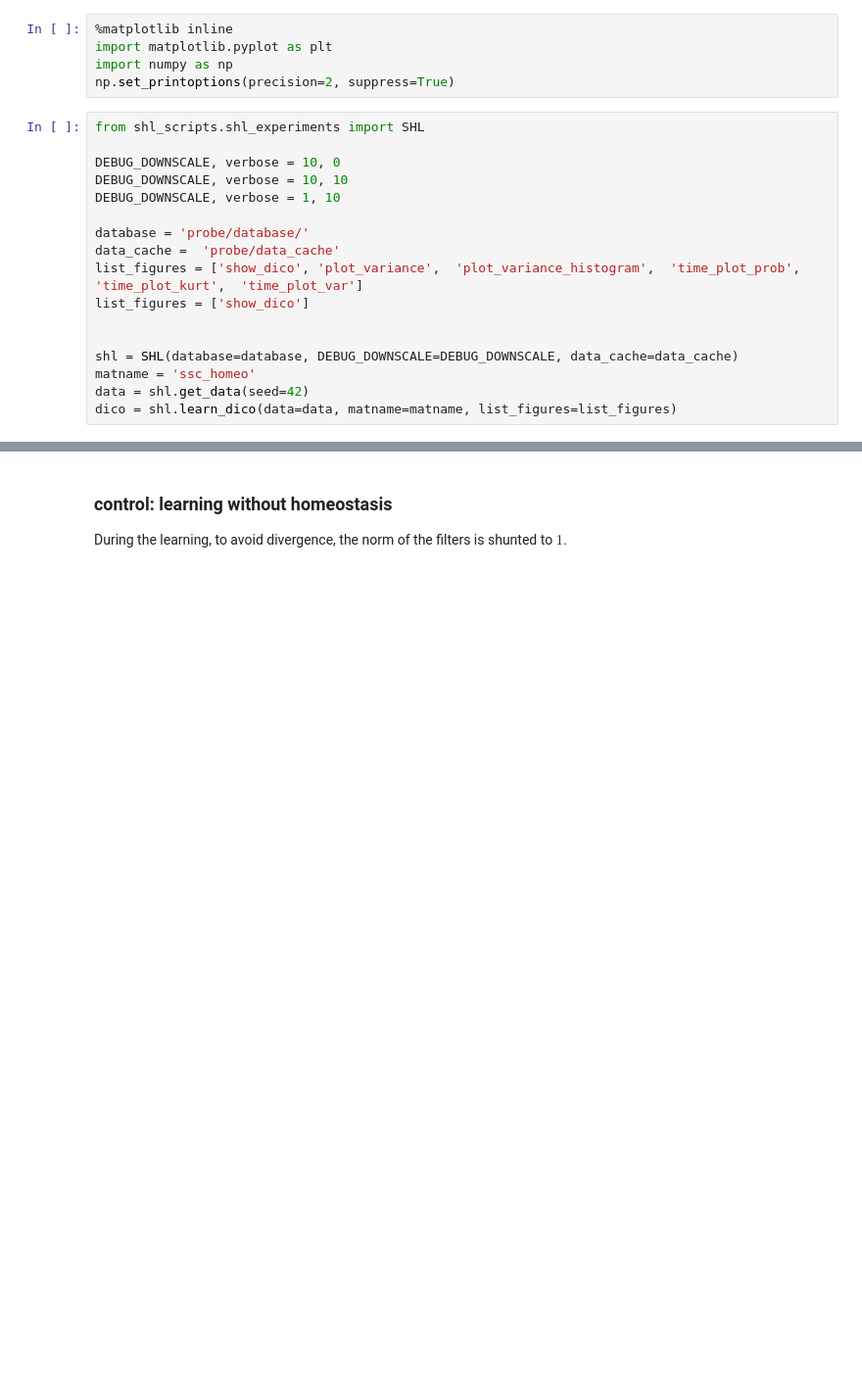
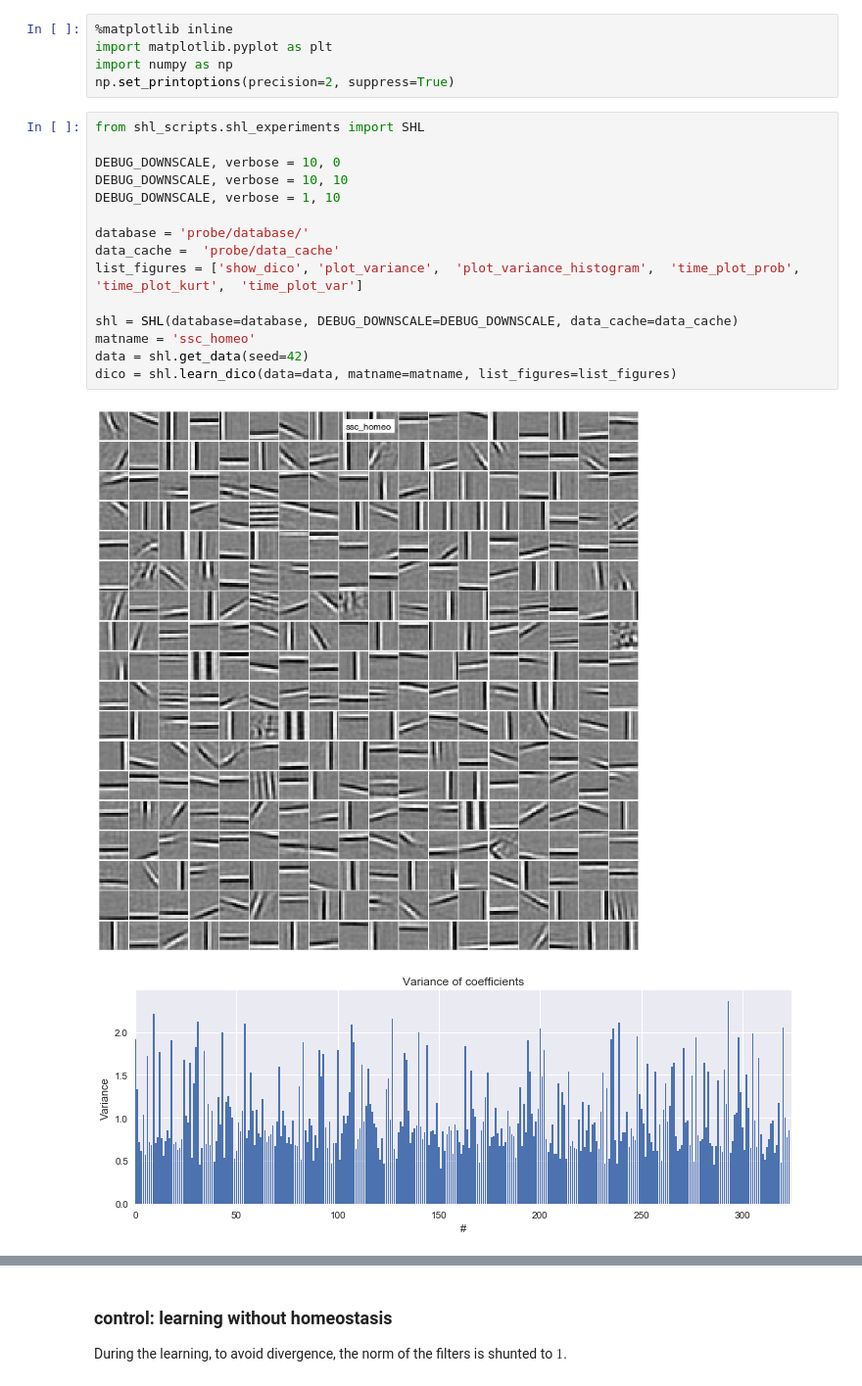
Before and after one commit to bicv/SparseHebbianLearning, a Jupyter notebook: index.ipynb, the cells around one changed output, grey strips where cells are left out. Shown at 98% size. Drawn from its saved outputs; the diff is of its cells as text; blank space fills up the shorter version.

```diff
--- a/index.ipynb
+++ b/index.ipynb
@@ -15,17 +15,18 @@ np.set_printoptions(precision=2, suppress=True)
 # %%
 from shl_scripts.shl_experiments import SHL
 
 DEBUG_DOWNSCALE, verbose = 10, 0
 DEBUG_DOWNSCALE, verbose = 10, 10
 DEBUG_DOWNSCALE, verbose = 1, 10
 
 database = 'probe/database/'
 data_cache =  'probe/data_cache'
 list_figures = ['show_dico', 'plot_variance',  'plot_variance_histogram',  'time_plot_prob',  'time_plot_kurt',  'time_plot_var']
-list_figures = ['show_dico']
-
 
 shl = SHL(database=database, DEBUG_DOWNSCALE=DEBUG_DOWNSCALE, data_cache=data_cache)
 matname = 'ssc_homeo'
 data = shl.get_data(seed=42)
 dico = shl.learn_dico(data=data, matname=matname, list_figures=list_figures)
+# %% [output]
+[figure, added]
+[figure, added]
```
Also changed, not shown: parts of 5 cells of this notebook, 5 other files.
